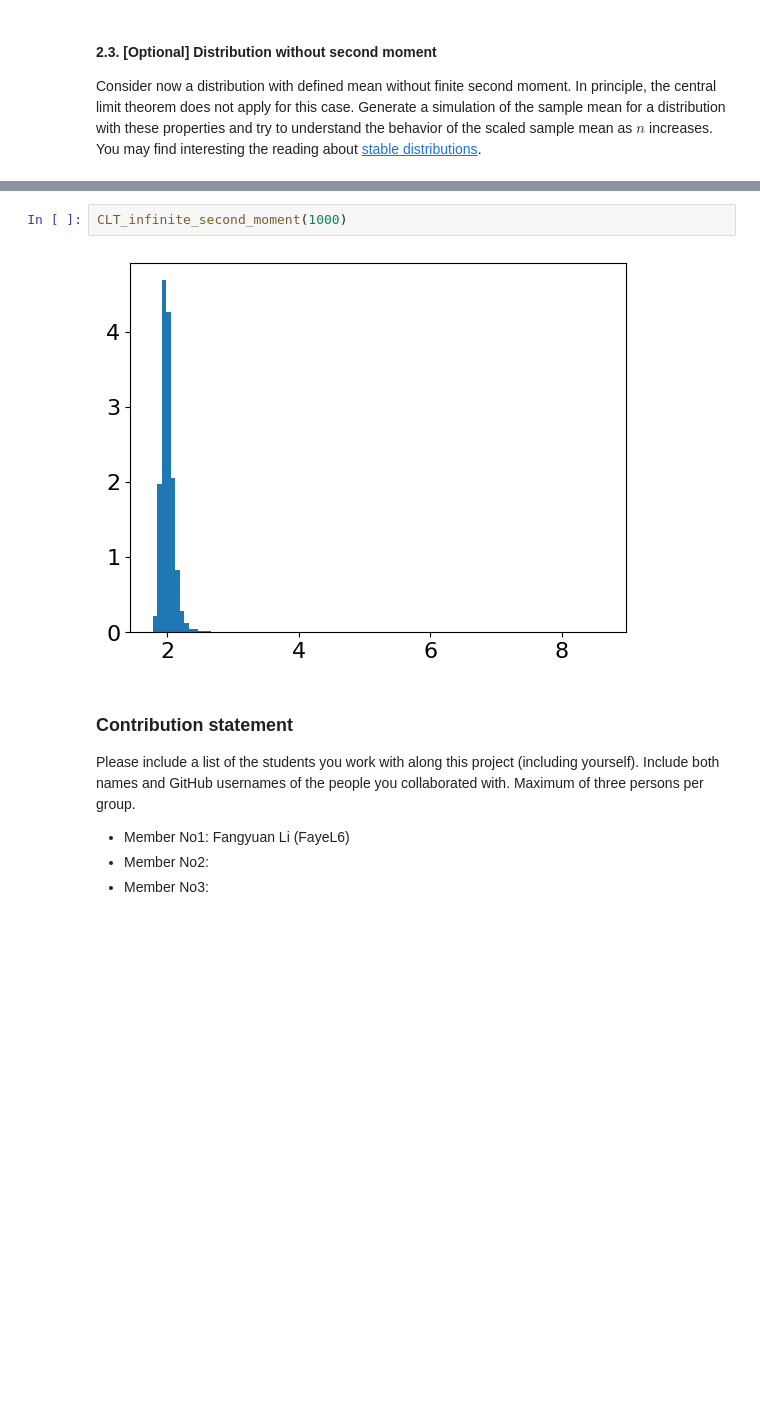
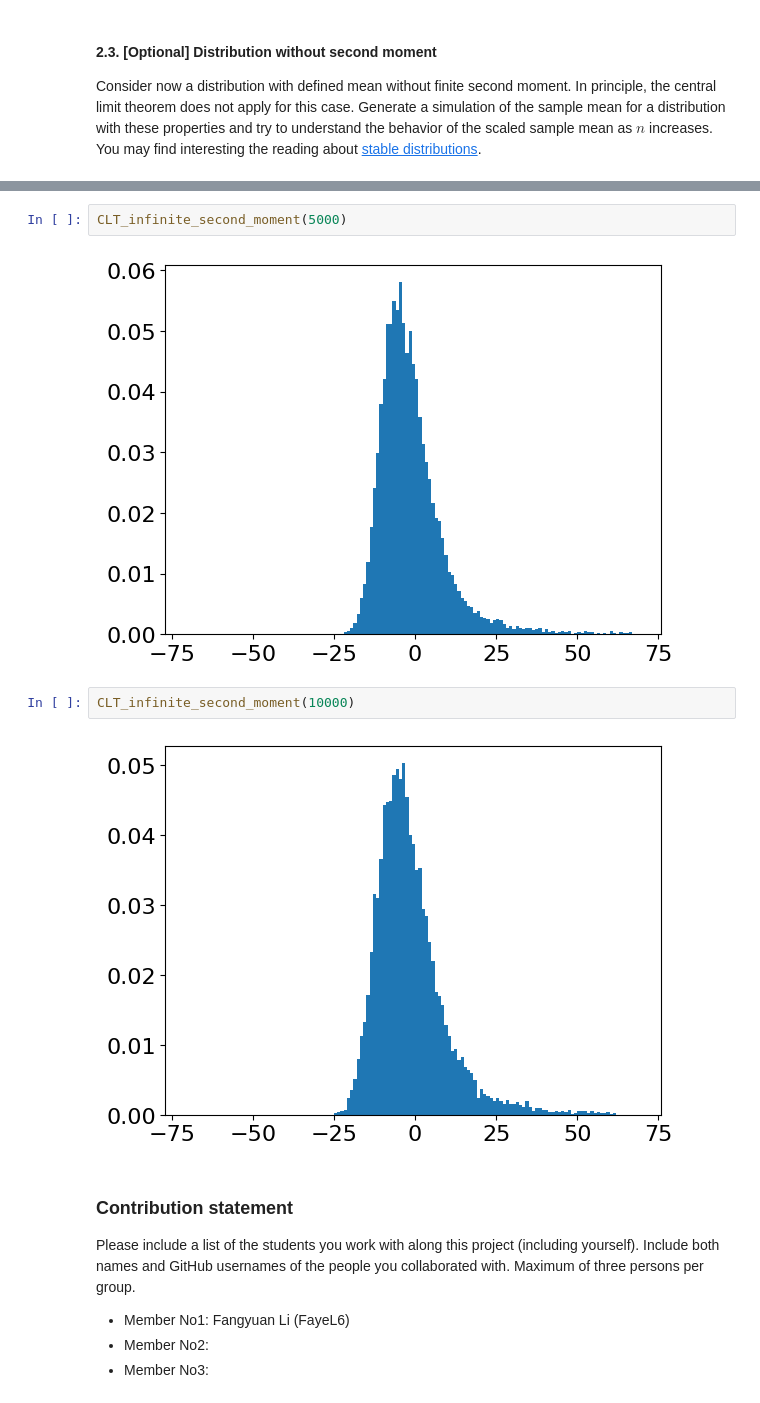
Before and after one commit to UCB-stat-201a-fall23/project02-FayeL6, a Jupyter notebook: Project02-Concentration.ipynb, the cells around one changed output, grey strips where cells are left out. Saved outputs shown, nothing was run; the diff lists cells and outputs as text; blank space fills up the shorter version.

```diff
--- a/Project02-Concentration.ipynb
+++ b/Project02-Concentration.ipynb
@@ -255,7 +254,11 @@ CLT_infinite_second_moment(100)
 # %%
-CLT_infinite_second_moment(1000)
+CLT_infinite_second_moment(5000)
 # %% [output]
-[figure, old version]
+[figure, new version]
+# %%
+CLT_infinite_second_moment(10000)
+# %% [output]
+[figure, added]
 # %% [markdown]
 ### Contribution statement
 
```
Also changed, not shown: parts of 6 cells of this notebook.
